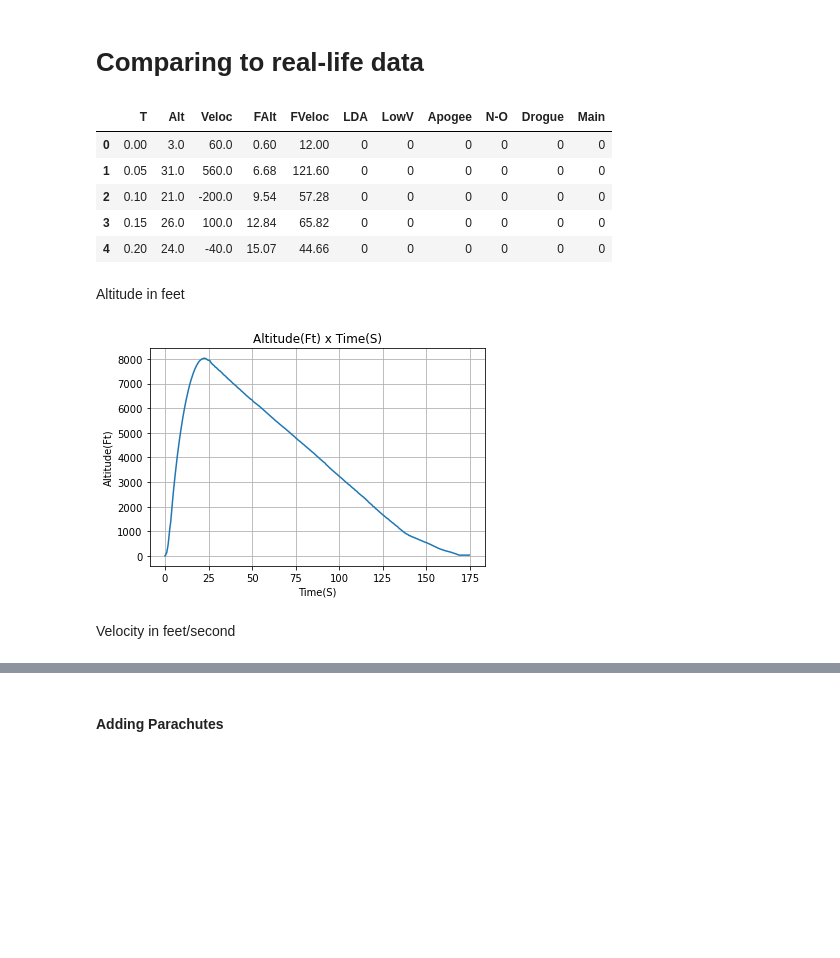
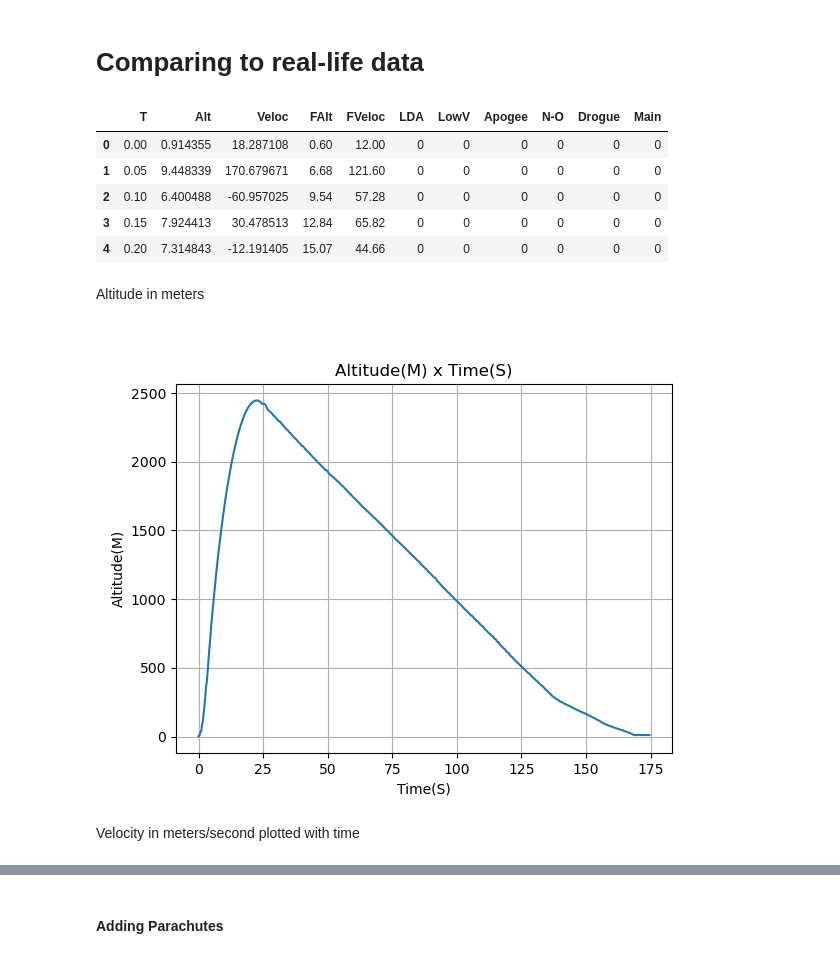
Before and after one commit to Space-Enterprise-at-Berkeley/LiquidRocketPy, a Jupyter notebook: docs/notebooks/lad8_model.ipynb, the cells around one changed output, grey strips where cells are left out. Saved outputs shown, nothing was run; the diff lists cells and outputs as text; code cells hidden in the pictures; blank space fills up the shorter version.

Commit message:
flight data in data, altitude and vel in m for rl data

```diff
--- a/docs/notebooks/lad8_model.ipynb
+++ b/docs/notebooks/lad8_model.ipynb
@@ -163,24 +163,26 @@ Aerodynamics Plots
 # %%
 import pandas as pd
 
-df = pd.read_csv(r'C:\Users\joe92\Desktop\SEB\lad8_flight.csv')
+df = pd.read_csv(r'../../data/LAD8/lad8_flight.csv')
+df["Alt"] = df["Alt"] * 1/3.281
+df["Veloc"] = df["Veloc"] * 1/3.281
 df.head()
 # %% [output]
 |  | T | Alt | Veloc | FAlt | FVeloc | LDA | LowV | Apogee | N-O | Drogue | Main |
-| 0 | 0.00 | 3.0 | 60.0 | 0.60 | 12.00 | 0 | 0 | 0 | 0 | 0 | 0 |
-| 1 | 0.05 | 31.0 | 560.0 | 6.68 | 121.60 | 0 | 0 | 0 | 0 | 0 | 0 |
-| 2 | 0.10 | 21.0 | -200.0 | 9.54 | 57.28 | 0 | 0 | 0 | 0 | 0 | 0 |
-| 3 | 0.15 | 26.0 | 100.0 | 12.84 | 65.82 | 0 | 0 | 0 | 0 | 0 | 0 |
-| 4 | 0.20 | 24.0 | -40.0 | 15.07 | 44.66 | 0 | 0 | 0 | 0 | 0 | 0 |
+| 0 | 0.00 | 0.914355 | 18.287108 | 0.60 | 12.00 | 0 | 0 | 0 | 0 | 0 | 0 |
+| 1 | 0.05 | 9.448339 | 170.679671 | 6.68 | 121.60 | 0 | 0 | 0 | 0 | 0 | 0 |
+| 2 | 0.10 | 6.400488 | -60.957025 | 9.54 | 57.28 | 0 | 0 | 0 | 0 | 0 | 0 |
+| 3 | 0.15 | 7.924413 | 30.478513 | 12.84 | 65.82 | 0 | 0 | 0 | 0 | 0 | 0 |
+| 4 | 0.20 | 7.314843 | -12.191405 | 15.07 | 44.66 | 0 | 0 | 0 | 0 | 0 | 0 |
 # %% [markdown]
-Altitude in feet
+Altitude in meters
 # %%
 altitude = df[["T", "Alt"]]
-h = Function(altitude.to_numpy(), "Time(s)", "Altitude(ft)")
+h = Function(altitude.to_numpy(), "Time(s)", "Altitude(m)")
 h()
 # %% [output]
-[figure, old version]
+[figure, new version]
 # %% [markdown]
-Velocity in feet/second
+Velocity in meters/second plotted with time
 # %%
 velocity = df[["T","Veloc"]]
```
Also changed, not shown: parts of 2 cells of this notebook, 1 other file.
